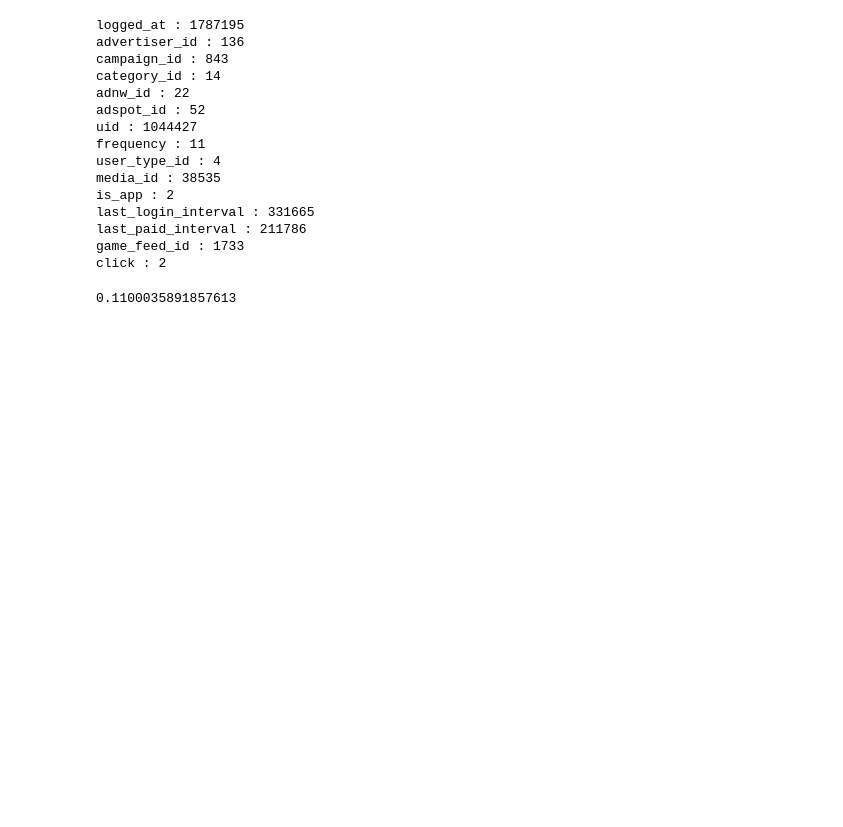
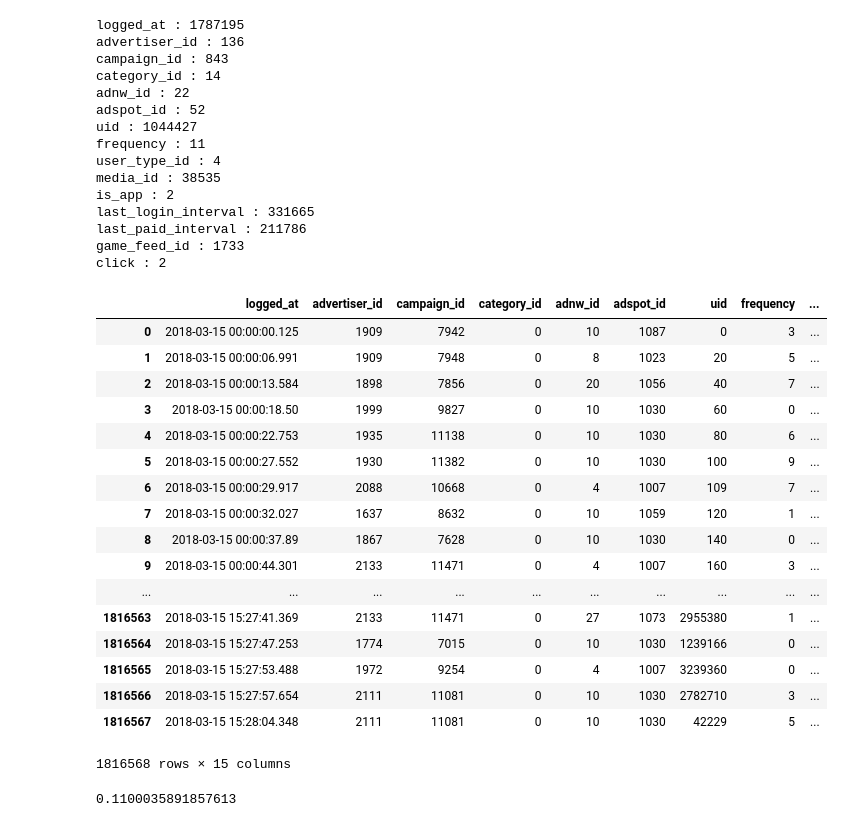
Before and after one commit to DaikiTanak/Datacompe2018, a Jupyter notebook: analysis.ipynb, the cells around one changed output. Saved outputs shown, nothing was run; the diff lists cells and outputs as text; code cells hidden in the pictures; blank space fills up the shorter version.

```diff
--- a/analysis.ipynb
+++ b/analysis.ipynb
@@ -56,6 +56,27 @@ last_login_interval : 331665
 last_paid_interval : 211786
 game_feed_id : 1733
 click : 2
+# %%
+train
+# %% [output]
+|  | logged_at | advertiser_id | campaign_id | category_id | adnw_id | adspot_id | uid | frequency | ... |
+| 0 | 2018-03-15 00:00:00.125 | 1909 | 7942 | 0 | 10 | 1087 | 0 | 3 | ... |
+| 1 | 2018-03-15 00:00:06.991 | 1909 | 7948 | 0 | 8 | 1023 | 20 | 5 | ... |
+| 2 | 2018-03-15 00:00:13.584 | 1898 | 7856 | 0 | 20 | 1056 | 40 | 7 | ... |
+| 3 | 2018-03-15 00:00:18.50 | 1999 | 9827 | 0 | 10 | 1030 | 60 | 0 | ... |
+| 4 | 2018-03-15 00:00:22.753 | 1935 | 11138 | 0 | 10 | 1030 | 80 | 6 | ... |
+| 5 | 2018-03-15 00:00:27.552 | 1930 | 11382 | 0 | 10 | 1030 | 100 | 9 | ... |
+| 6 | 2018-03-15 00:00:29.917 | 2088 | 10668 | 0 | 4 | 1007 | 109 | 7 | ... |
+| 7 | 2018-03-15 00:00:32.027 | 1637 | 8632 | 0 | 10 | 1059 | 120 | 1 | ... |
+| 8 | 2018-03-15 00:00:37.89 | 1867 | 7628 | 0 | 10 | 1030 | 140 | 0 | ... |
+| 9 | 2018-03-15 00:00:44.301 | 2133 | 11471 | 0 | 4 | 1007 | 160 | 3 | ... |
+| ... | ... | ... | ... | ... | ... | ... | ... | ... | ... |
+| 1816563 | 2018-03-15 15:27:41.369 | 2133 | 11471 | 0 | 27 | 1073 | 2955380 | 1 | ... |
+| 1816564 | 2018-03-15 15:27:47.253 | 1774 | 7015 | 0 | 10 | 1030 | 1239166 | 0 | ... |
+| 1816565 | 2018-03-15 15:27:53.488 | 1972 | 9254 | 0 | 4 | 1007 | 3239360 | 0 | ... |
+| 1816566 | 2018-03-15 15:27:57.654 | 2111 | 11081 | 0 | 10 | 1030 | 2782710 | 3 | ... |
+| 1816567 | 2018-03-15 15:28:04.348 | 2111 | 11081 | 0 | 10 | 1030 | 42229 | 5 | ... |
+1816568 rows × 15 columns
 # %%
 u = train["uid"]
 click = train["click"]
```
Also changed, not shown: parts of 7 cells of this notebook.
